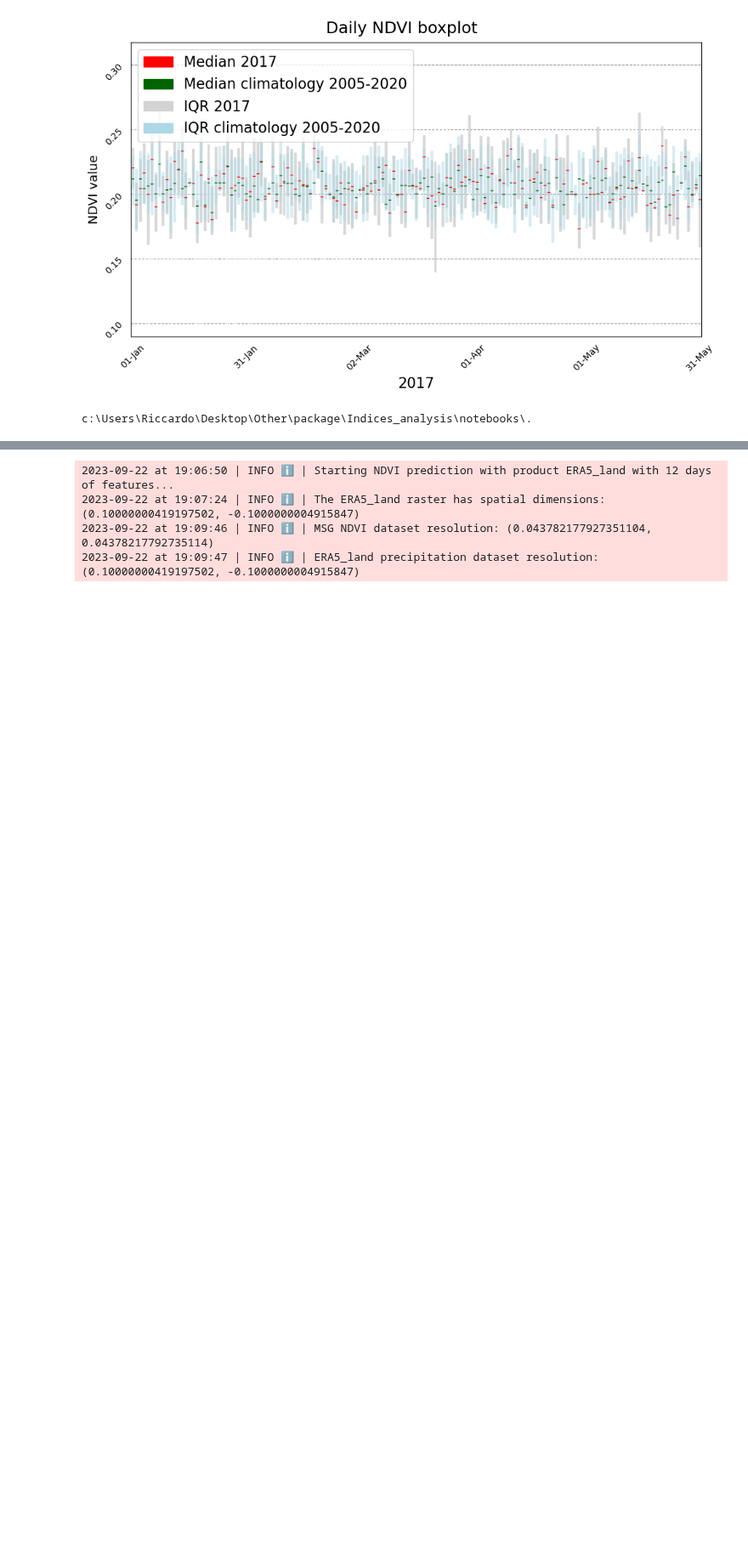
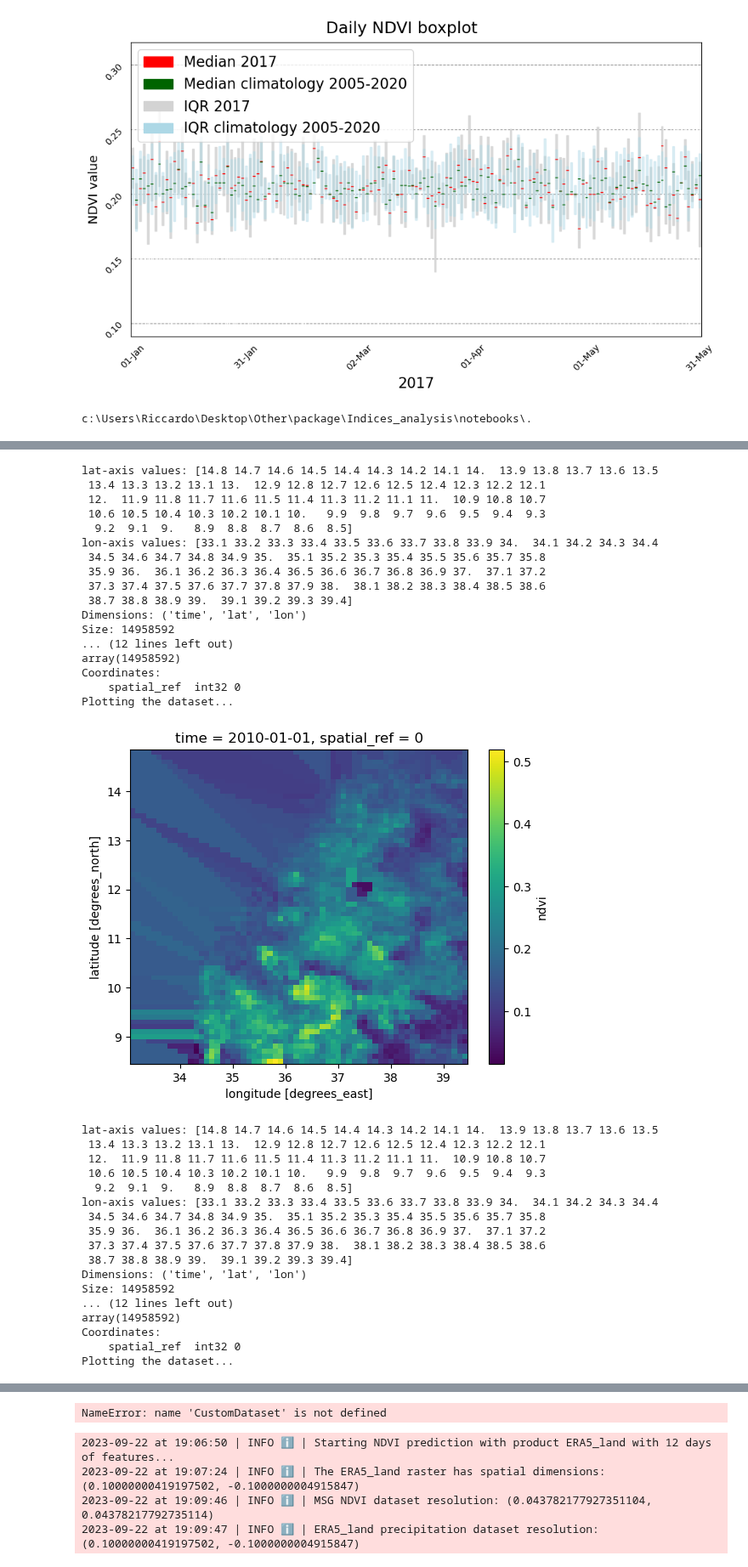
Before and after one commit to Riccardo7-DS/Indices_analysis, a Jupyter notebook: notebooks/model.ipynb, the cells around one changed output, grey strips where cells are left out. Shown at 85% size. Saved outputs shown, nothing was run; the diff lists cells and outputs as text; code cells hidden in the pictures; blank space fills up the shorter version.

```diff
--- a/notebooks/model.ipynb
+++ b/notebooks/model.ipynb
@@ -407,0 +385,41 @@ def test(model, loss, test_loader, args):
+# %%
+from p_drought_indices.functions.function_clns import load_config, prepare, CNN_split, interpolate_prepare
+
+#sub_precp = sub_precp.to_dataset()
+data, target = interpolate_prepare(args, sub_precp.to_dataset(), ds)
+# %% [output]
+lat-axis values: [14.8 14.7 14.6 14.5 14.4 14.3 14.2 14.1 14.  13.9 13.8 13.7 13.6 13.5
+ 13.4 13.3 13.2 13.1 13.  12.9 12.8 12.7 12.6 12.5 12.4 12.3 12.2 12.1
+ 12.  11.9 11.8 11.7 11.6 11.5 11.4 11.3 11.2 11.1 11.  10.9 10.8 10.7
+ 10.6 10.5 10.4 10.3 10.2 10.1 10.   9.9  9.8  9.7  9.6  9.5  9.4  9.3
+  9.2  9.1  9.   8.9  8.8  8.7  8.6  8.5]
+lon-axis values: [33.1 33.2 33.3 33.4 33.5 33.6 33.7 33.8 33.9 34.  34.1 34.2 34.3 34.4
+ 34.5 34.6 34.7 34.8 34.9 35.  35.1 35.2 35.3 35.4 35.5 35.6 35.7 35.8
+ 35.9 36.  36.1 36.2 36.3 36.4 36.5 36.6 36.7 36.8 36.9 37.  37.1 37.2
+ 37.3 37.4 37.5 37.6 37.7 37.8 37.9 38.  38.1 38.2 38.3 38.4 38.5 38.6
+ 38.7 38.8 38.9 39.  39.1 39.2 39.3 39.4]
+Dimensions: ('time', 'lat', 'lon')
+Size: 14958592
+... (12 lines left out)
+array(14958592)
+Coordinates:
+    spatial_ref  int32 0
+Plotting the dataset...
+[figure, added]
+lat-axis values: [14.8 14.7 14.6 14.5 14.4 14.3 14.2 14.1 14.  13.9 13.8 13.7 13.6 13.5
+ 13.4 13.3 13.2 13.1 13.  12.9 12.8 12.7 12.6 12.5 12.4 12.3 12.2 12.1
+ 12.  11.9 11.8 11.7 11.6 11.5 11.4 11.3 11.2 11.1 11.  10.9 10.8 10.7
+ 10.6 10.5 10.4 10.3 10.2 10.1 10.   9.9  9.8  9.7  9.6  9.5  9.4  9.3
+  9.2  9.1  9.   8.9  8.8  8.7  8.6  8.5]
+lon-axis values: [33.1 33.2 33.3 33.4 33.5 33.6 33.7 33.8 33.9 34.  34.1 34.2 34.3 34.4
+ 34.5 34.6 34.7 34.8 34.9 35.  35.1 35.2 35.3 35.4 35.5 35.6 35.7 35.8
+ 35.9 36.  36.1 36.2 36.3 36.4 36.5 36.6 36.7 36.8 36.9 37.  37.1 37.2
+ 37.3 37.4 37.5 37.6 37.7 37.8 37.9 38.  38.1 38.2 38.3 38.4 38.5 38.6
+ 38.7 38.8 38.9 39.  39.1 39.2 39.3 39.4]
+Dimensions: ('time', 'lat', 'lon')
+Size: 14958592
+... (12 lines left out)
+array(14958592)
+Coordinates:
+    spatial_ref  int32 0
+Plotting the dataset...
@@ -408,3 +427,22 @@ def test(model, loss, test_loader, args):
+# %%
+train_split = 0.8
+train_data, test_data, train_label, test_label = CNN_split(data, target,
+                                                               split_percentage=train_split)
+
+batch_size = config_file["CONVLSTM"]["batch_size"]
+# create a CustomDataset object using the reshaped input data
+train_dataset = CustomDataset(train_data, train_label)
+test_dataset = CustomDataset(test_data, test_label)
+# create a DataLoader object that uses the dataset
+train_dataloader = DataLoader(train_dataset, batch_size=batch_size, shuffle=True)
+test_dataloader = DataLoader(test_dataset, batch_size=batch_size, shuffle=True)
+for batch_idx, (inputs, targets) in enumerate(test_dataloader):
+    with torch.no_grad():
+        inputs = inputs.float().to(config.device)
+        targets = targets.float().to(config.device)
+        print(inputs.shape, targets.shape, inputs.max(), inputs.min())
+# %% [output]
+NameError: name 'CustomDataset' is not defined
 # %%
 dates = x_df.index
 cols = x_df.columns
```
Also changed, not shown: parts of 8 cells of this notebook, 2 other files.
